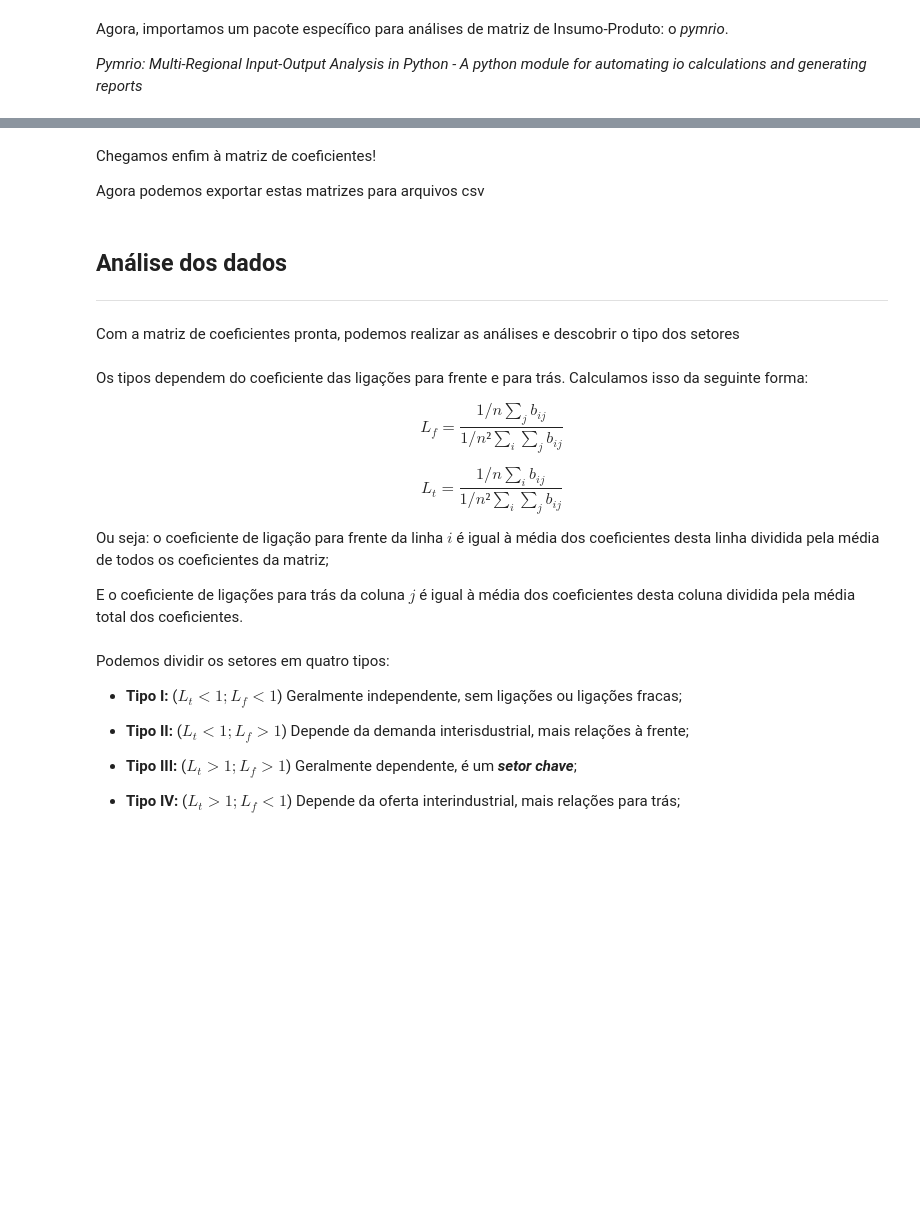
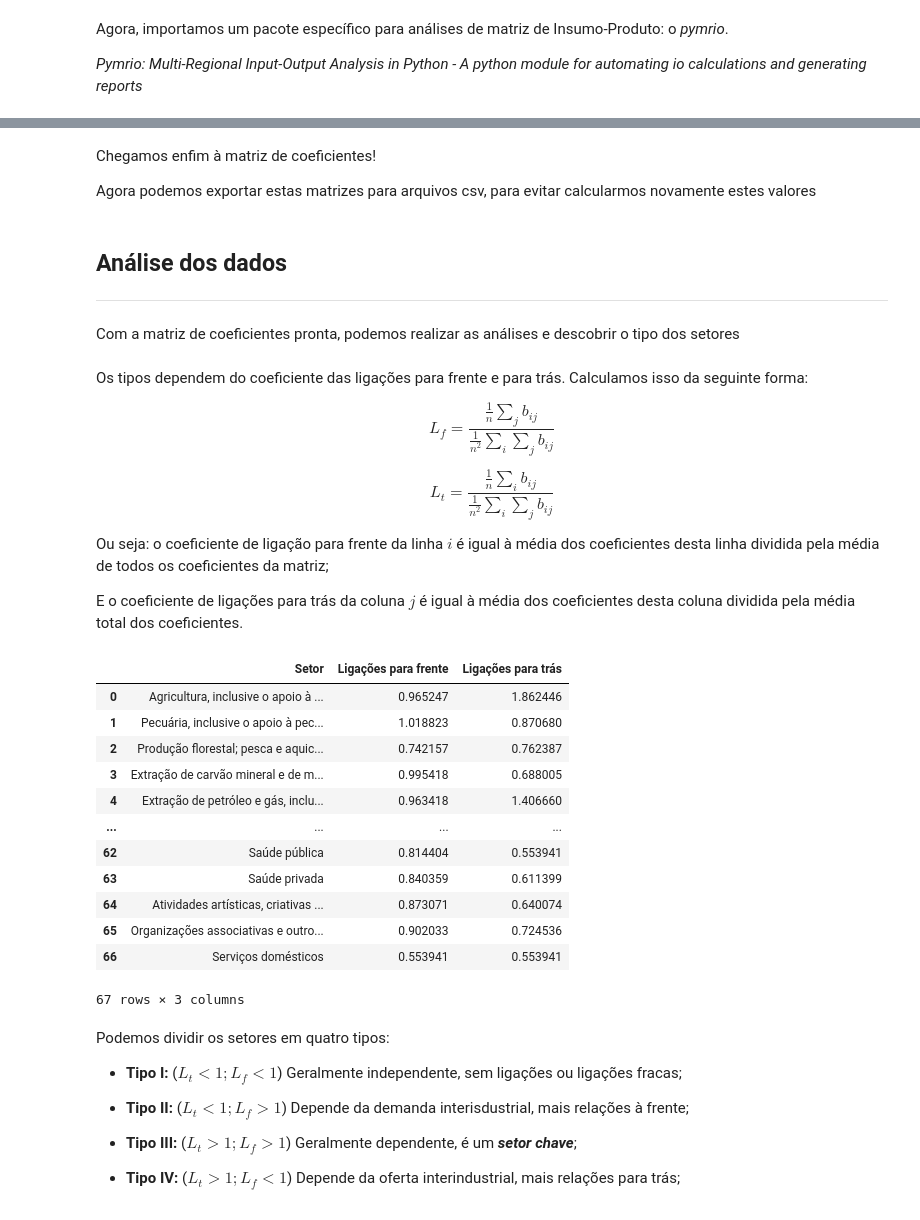
Before and after one commit to ArthurPavezzi-zz/analise-matriz-leontieff, a Jupyter notebook: analise.ipynb, the cells around one changed output, grey strips where cells are left out. Saved outputs shown, nothing was run; the diff lists cells and outputs as text; code cells hidden in the pictures; blank space fills up the shorter version.

```diff
--- a/analise.ipynb
+++ b/analise.ipynb
@@ -182,7 +177,7 @@ matriz_L
 # %% [markdown]
 Chegamos enfim à matriz de coeficientes!
 
-Agora podemos exportar estas matrizes para arquivos csv
+Agora podemos exportar estas matrizes para arquivos csv, para evitar calcularmos novamente estes valores
 # %%
 import os
 
@@ -206,10 +201,10 @@ Com a matriz de coeficientes pronta, podemos realizar as análises e descobrir o
 # %% [markdown]
 Os tipos dependem do coeficiente das ligações para frente e para trás. Calculamos isso da seguinte forma:
 
-$$L_f = \frac{1/n\sum_{j}{b_{ij}}}{1/n²\sum_i\sum_j b_{ij}}$$
+$$L_f = \frac{\frac{1}{n}\sum_{j}{b_{ij}}}{\frac{1}{n^2}\sum_i\sum_j b_{ij}}$$
 
 
-$$L_t = \frac{1/n\sum_{i}{b_{ij}}}{1/n²\sum_i\sum_j b_{ij}}$$
+$$L_t = \frac{\frac{1}{n}\sum_{i}{b_{ij}}}{\frac{1}{n^2}\sum_i\sum_j b_{ij}}$$
 
 Ou seja: o coeficiente de ligação para frente da linha $i$ é igual à média dos coeficientes desta linha dividida pela média de todos os coeficientes da matriz;
 
@@ -222,12 +217,25 @@ l_f = matriz_L.mean() / media
 l_t = matriz_L.mean(axis=1) / media # axis=1 para média das colunas
 # %%
-coeficientes = {
-    "Setores": list(matriz_L.columns),
+df_coeficientes = pd.DataFrame({
+    "Setor": list(matriz_L.columns),
     "Ligações para frente": l_f.to_numpy(),
     "Ligações para trás": l_t.to_numpy()
-}
-df_coeficientes = pd.DataFrame(coeficientes)
+})
 df_coeficientes
+# %% [output]
+|  | Setor | Ligações para frente | Ligações para trás |
+| 0 | Agricultura, inclusive o apoio à ... | 0.965247 | 1.862446 |
+| 1 | Pecuária, inclusive o apoio à pec... | 1.018823 | 0.870680 |
+| 2 | Produção florestal; pesca e aquic... | 0.742157 | 0.762387 |
+| 3 | Extração de carvão mineral e de m... | 0.995418 | 0.688005 |
+| 4 | Extração de petróleo e gás, inclu... | 0.963418 | 1.406660 |
+| ... | ... | ... | ... |
+| 62 | Saúde pública | 0.814404 | 0.553941 |
+| 63 | Saúde privada | 0.840359 | 0.611399 |
+| 64 | Atividades artísticas, criativas ... | 0.873071 | 0.640074 |
+| 65 | Organizações associativas e outro... | 0.902033 | 0.724536 |
+| 66 | Serviços domésticos | 0.553941 | 0.553941 |
+67 rows × 3 columns
 # %% [markdown]
 Podemos dividir os setores em quatro tipos:
 
```
Also changed, not shown: parts of 9 cells of this notebook.
